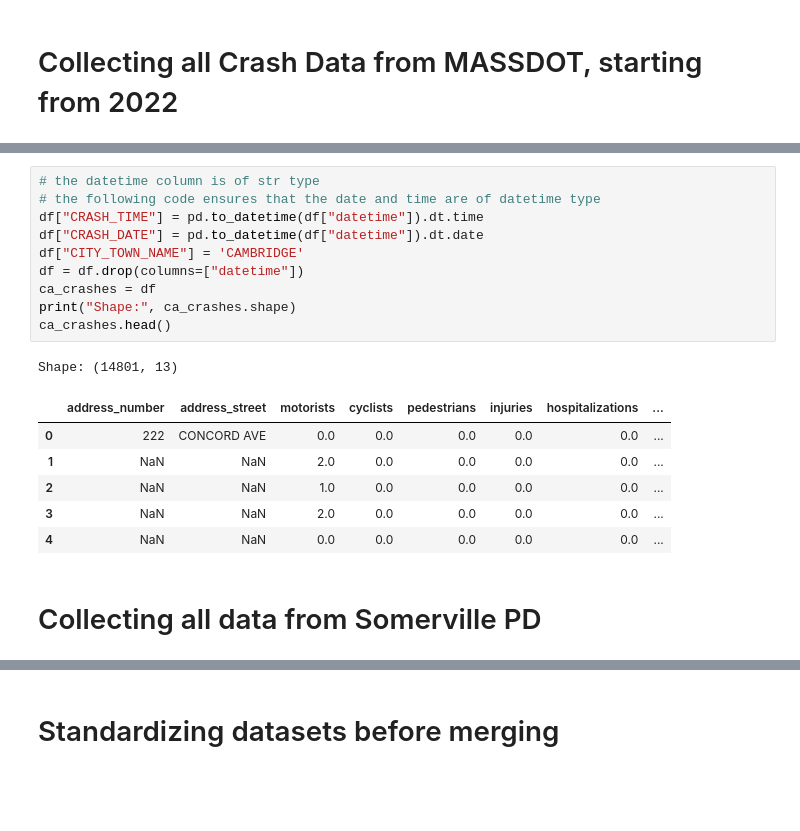
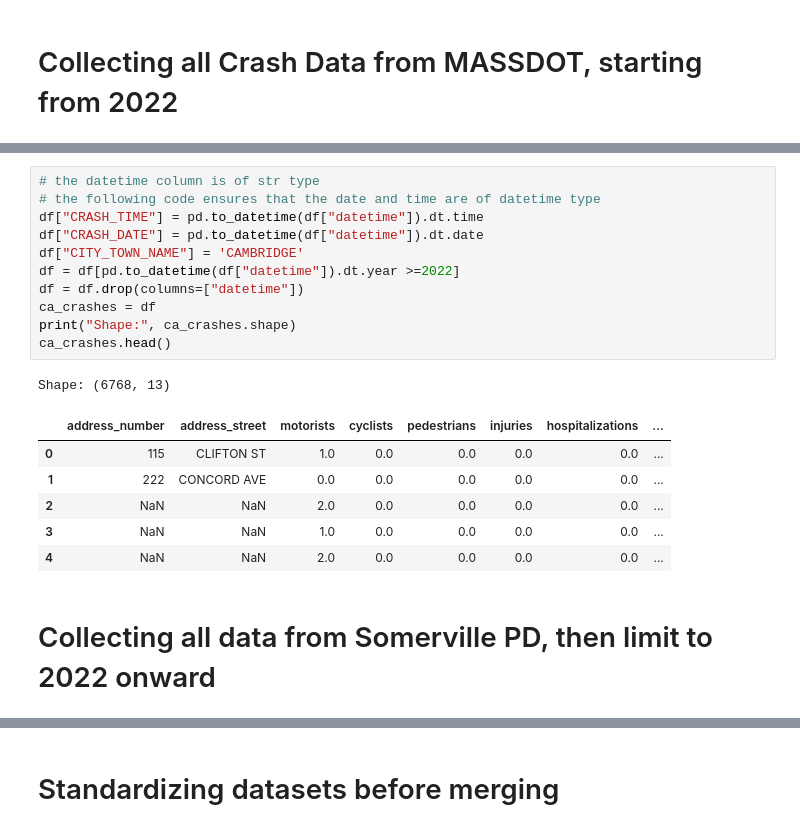
Before and after one commit to JackDougherty/mass-crash-map, a Jupyter notebook: boston-core-clean-merge.ipynb, the cells around one changed output, grey strips where cells are left out. Drawn from its saved outputs; the diff is of its cells as text; blank space fills up the shorter version.

```diff
--- a/boston-core-clean-merge.ipynb
+++ b/boston-core-clean-merge.ipynb
@@ -218,23 +220,24 @@ Shape: (14801, 11)
 # %%
 # the datetime column is of str type
 # the following code ensures that the date and time are of datetime type
 df["CRASH_TIME"] = pd.to_datetime(df["datetime"]).dt.time
 df["CRASH_DATE"] = pd.to_datetime(df["datetime"]).dt.date
 df["CITY_TOWN_NAME"] = 'CAMBRIDGE'
+df = df[pd.to_datetime(df["datetime"]).dt.year >=2022]
 df = df.drop(columns=["datetime"])
 ca_crashes = df
 print("Shape:", ca_crashes.shape)
 ca_crashes.head()
 # %% [output]
-Shape: (14801, 13)
+Shape: (6768, 13)
 |  | address_number | address_street | motorists | cyclists | pedestrians | injuries | hospitalizations | ... |
-| 0 | 222 | CONCORD AVE | 0.0 | 0.0 | 0.0 | 0.0 | 0.0 | ... |
-| 1 | NaN | NaN | 2.0 | 0.0 | 0.0 | 0.0 | 0.0 | ... |
-| 2 | NaN | NaN | 1.0 | 0.0 | 0.0 | 0.0 | 0.0 | ... |
-| 3 | NaN | NaN | 2.0 | 0.0 | 0.0 | 0.0 | 0.0 | ... |
-| 4 | NaN | NaN | 0.0 | 0.0 | 0.0 | 0.0 | 0.0 | ... |
+| 0 | 115 | CLIFTON ST | 1.0 | 0.0 | 0.0 | 0.0 | 0.0 | ... |
+| 1 | 222 | CONCORD AVE | 0.0 | 0.0 | 0.0 | 0.0 | 0.0 | ... |
+| 2 | NaN | NaN | 2.0 | 0.0 | 0.0 | 0.0 | 0.0 | ... |
+| 3 | NaN | NaN | 1.0 | 0.0 | 0.0 | 0.0 | 0.0 | ... |
+| 4 | NaN | NaN | 2.0 | 0.0 | 0.0 | 0.0 | 0.0 | ... |
 # %% [markdown]
-# Collecting all data from Somerville PD
+# Collecting all data from Somerville PD, then limit to 2022 onward
 # %%
 APP_TOKEN = "LfkihW5e09LSy1YiqpcxGzhpc"
 
```
Also changed, not shown: parts of 16 cells of this notebook, 4 other files.
